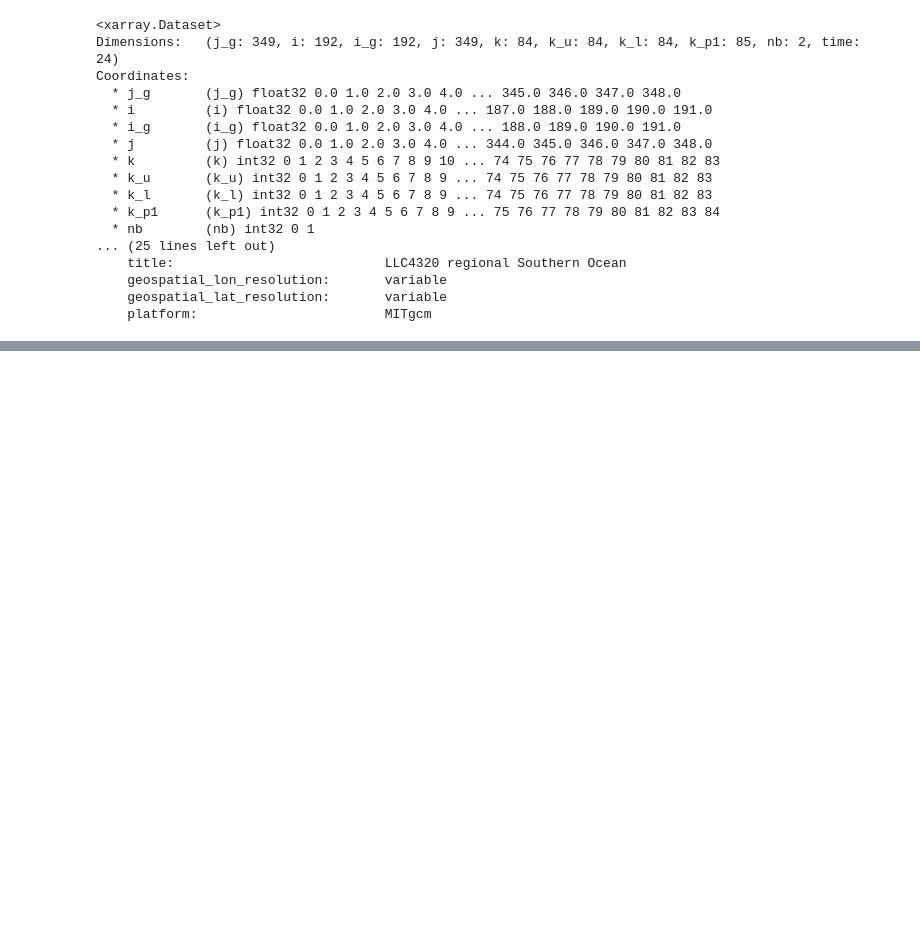
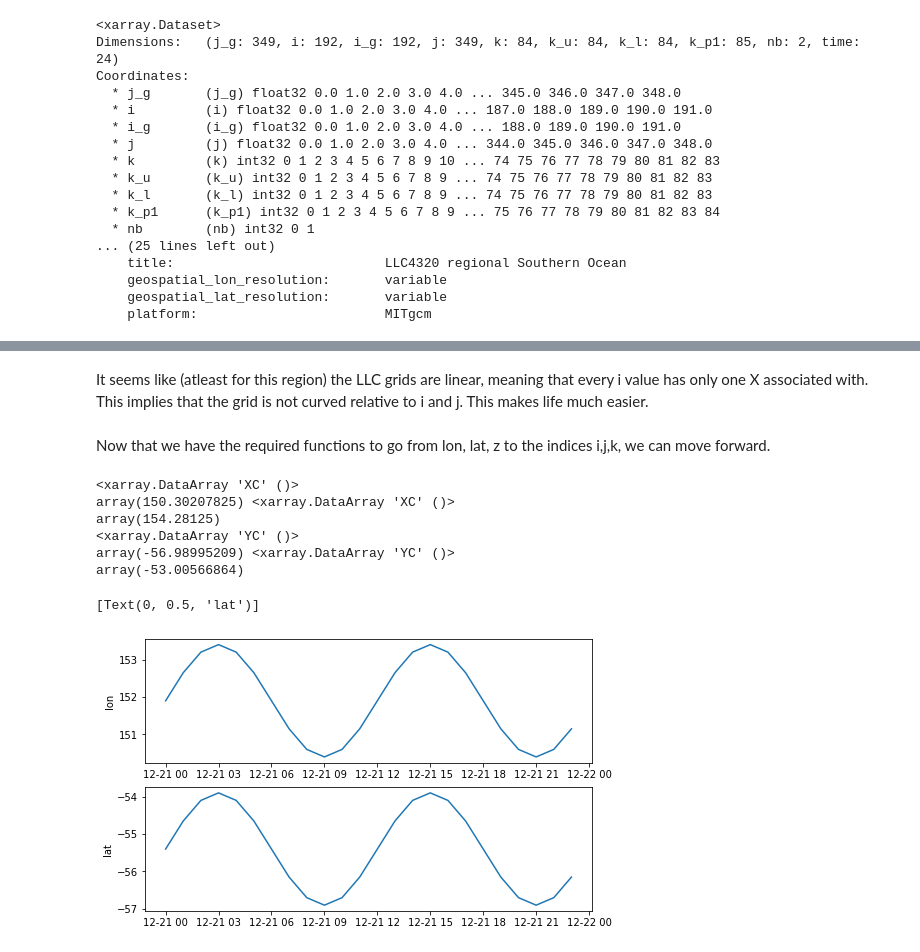
Before and after one commit to oceanhackweek/ohw21-proj-model-subsampling, a Jupyter notebook: Application2LLC.ipynb, the cells around one changed output, grey strips where cells are left out. Cells and saved outputs as stored; diff of their text form; code cells hidden in the pictures; blank space fills up the shorter version.

```diff
--- a/Application2LLC.ipynb
+++ b/Application2LLC.ipynb
@@ -51,0 +94,2 @@ There are a few tasks that need to be dealt with here:
+# %% [markdown]
+It seems like (atleast for this region) the LLC grids are linear, meaning that every i value has only one X associated with. This implies that the grid is not curved relative to i and j. This makes life much easier.
@@ -51,0 +99,38 @@ There are a few tasks that need to be dealt with here:
+# %% [markdown]
+Now that we have the required functions to go from lon, lat, z to the indices i,j,k, we can move forward.
+# %%
+print(X.min(), X.max())
+print(Y.min(), Y.max())
+# %% [output]
+<xarray.DataArray 'XC' ()>
+array(150.30207825) <xarray.DataArray 'XC' ()>
+array(154.28125)
+<xarray.DataArray 'YC' ()>
+array(-56.98995209) <xarray.DataArray 'YC' ()>
+array(-53.00566864)
+# %%
+# 150 to 154
+# -57 to -53
+
+n = ds.time.size # number of time points
+ncycle = 2 # number of crossings
+A = 3 # amplitude of the crossings
+
+# create survey data
+survey = xr.Dataset(
+    dict(
+        lon = xr.DataArray(A*(np.sin(2*np.pi*np.arange(n)/(n/ncycle))+1)/2 + 150.4,dims='points'),
+        lat = xr.DataArray(A*(np.sin(2*np.pi*np.arange(n)/(n/ncycle))+1)/2 - 56.9,dims='points'),
+        time = xr.DataArray(ds.time.data,dims='points'),
+    )
+)
+
+# plot survey lon and lat with time
+fig,ax = plt.subplots(2,1,figsize=(8,5))
+ax[0].plot(survey.time,survey.lon)
+ax[1].plot(survey.time,survey.lat)
+ax[0].set(ylabel='lon')
+ax[1].set(ylabel='lat')
+# %% [output]
+[Text(0, 0.5, 'lat')]
+[figure, added]
```
Also changed, not shown: parts of 19 cells of this notebook.
